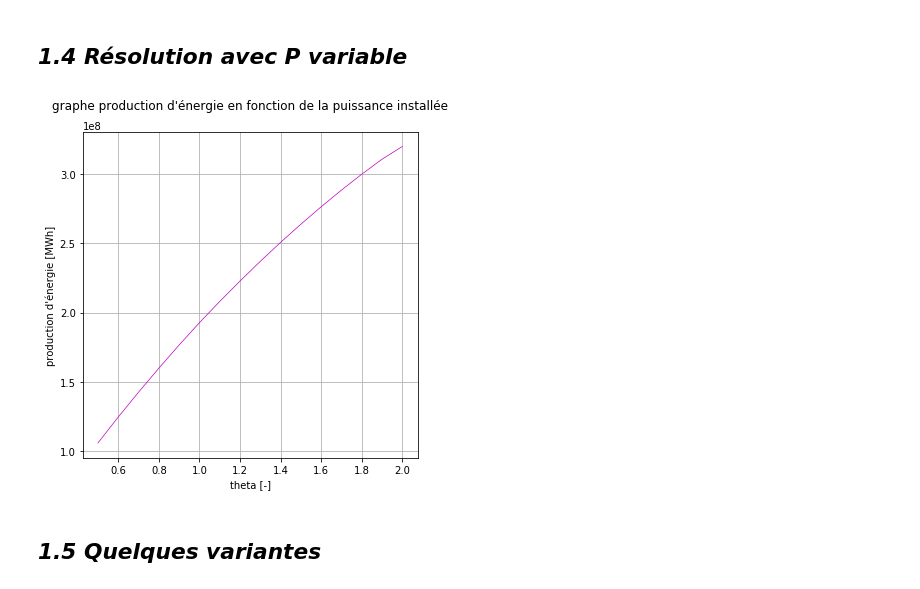
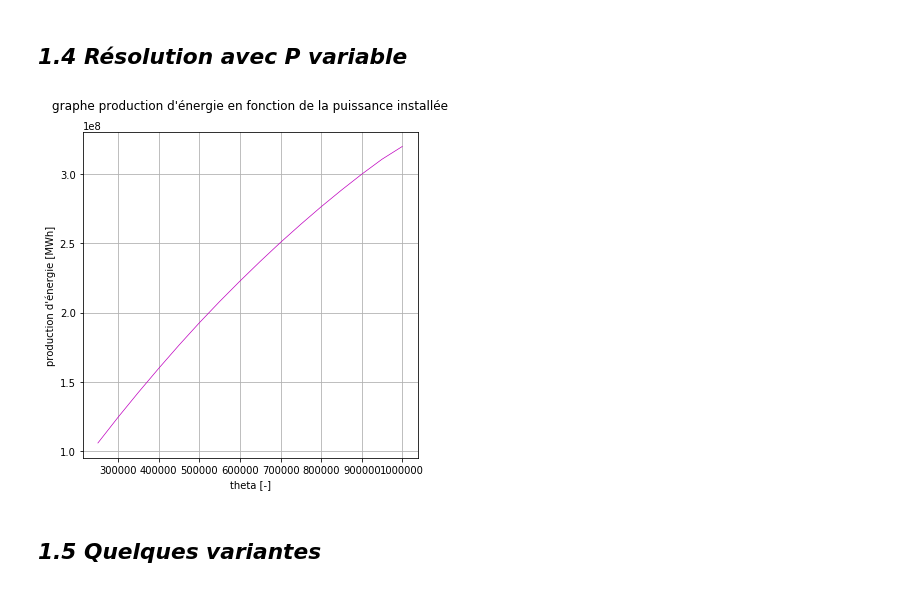
Before and after one commit to Zepp176/Projet_optimisation, a Jupyter notebook: Rapport-propre.ipynb, the cells around one changed output. Saved outputs shown, nothing was run; the diff lists cells and outputs as text; code cells hidden in the pictures.

```diff
--- a/Rapport-propre.ipynb
+++ b/Rapport-propre.ipynb
@@ -382,27 +384,27 @@ print(s.dualConstraintSolution['variabilitee pg'])
 # %%
 N = 244*3
 T = 3
 P = 500000
 d = 0.02
 k = 0.17
 
 thetas = np.arange(0.5, 2.1, 0.1)
 productions = []
 
 for theta in thetas:
     si = resolution(N, T, P*theta, d, k, verbose=False)[0]
     productions.append(-si.objectiveValue)
 
 
 plt.figure(figsize=(6,6))
-plt.plot(thetas, productions, '-m', linewidth=0.7)
+plt.plot(thetas*P, productions, '-m', linewidth=0.7)
 plt.xlabel('theta [-]')
 plt.ylabel('production d\'énergie [MWh]')
 plt.title('graphe production d\'énergie en fonction de la puissance installée', y=1.05)
 plt.grid(True)
 plt.show()
 # %% [output]
-[figure, old version]
+[figure, new version]
 # %% [markdown]
 ## *1.5 Quelques variantes*
 # %% [markdown]
```
Also changed, not shown: parts of 10 cells of this notebook.
